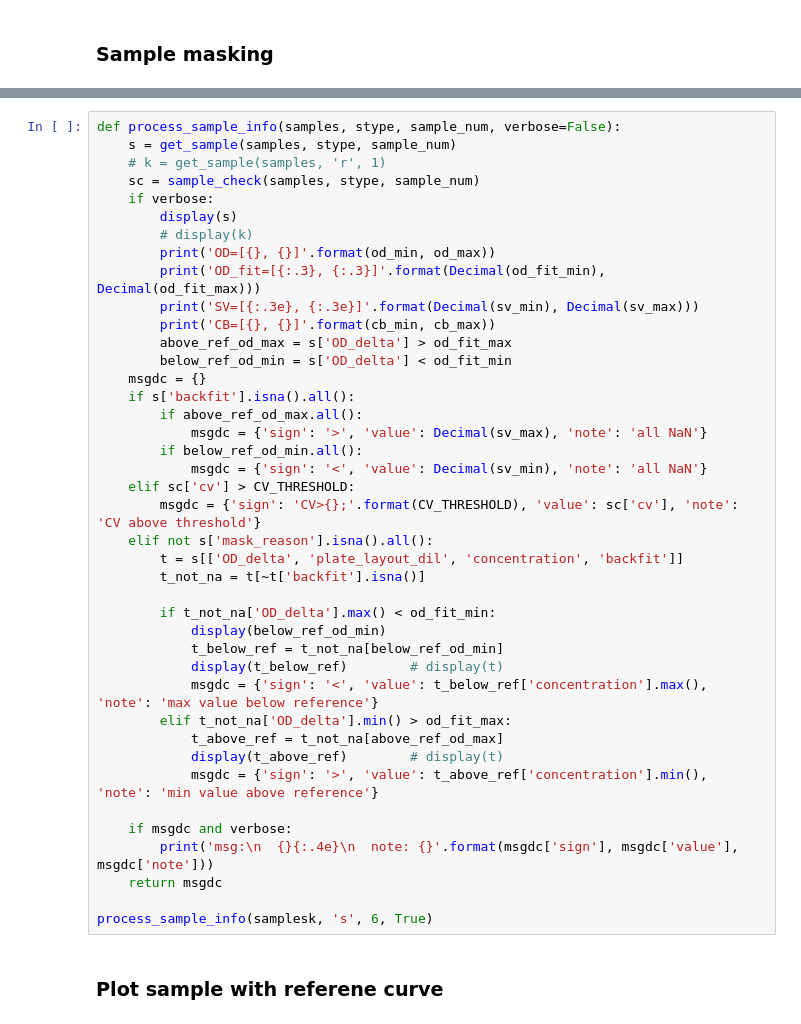
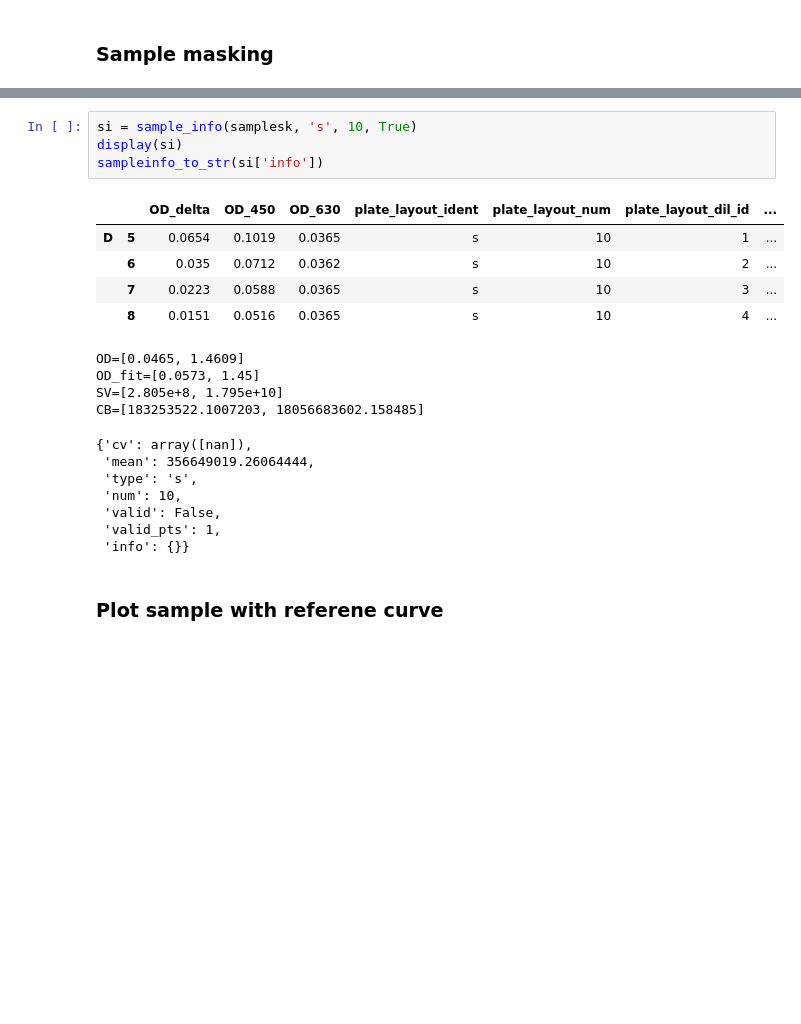
Before and after one commit to igicerovsky/elisa-report, a Jupyter notebook: report_steps.ipynb, the cells around one changed output, grey strips where cells are left out. Cells and saved outputs as stored; diff of their text form; blank space fills up the shorter version.

```diff
--- a/report_steps.ipynb
+++ b/report_steps.ipynb
@@ -679,44 +1062,24 @@ display(sl)
-# %%
-def process_sample_info(samples, stype, sample_num, verbose=False):
-    s = get_sample(samples, stype, sample_num)
-    # k = get_sample(samples, 'r', 1)
-    sc = sample_check(samples, stype, sample_num)
-    if verbose:
-        display(s)
-        # display(k)
-        print('OD=[{}, {}]'.format(od_min, od_max))
-        print('OD_fit=[{:.3}, {:.3}]'.format(Decimal(od_fit_min), Decimal(od_fit_max)))
-        print('SV=[{:.3e}, {:.3e}]'.format(Decimal(sv_min), Decimal(sv_max)))
-        print('CB=[{}, {}]'.format(cb_min, cb_max))
-        above_ref_od_max = s['OD_delta'] > od_fit_max
-        below_ref_od_min = s['OD_delta'] < od_fit_min
-    msgdc = {}
-    if s['backfit'].isna().all():
-        if above_ref_od_max.all():
-            msgdc = {'sign': '>', 'value': Decimal(sv_max), 'note': 'all NaN'}
-        if below_ref_od_min.all():
-            msgdc = {'sign': '<', 'value': Decimal(sv_min), 'note': 'all NaN'}
-    elif sc['cv'] > CV_THRESHOLD:
-        msgdc = {'sign': 'CV>{};'.format(CV_THRESHOLD), 'value': sc['cv'], 'note': 'CV above threshold'}
-    elif not s['mask_reason'].isna().all():
-        t = s[['OD_delta', 'plate_layout_dil', 'concentration', 'backfit']]
-        t_not_na = t[~t['backfit'].isna()]
-
-        if t_not_na['OD_delta'].max() < od_fit_min:
-            display(below_ref_od_min)
-            t_below_ref = t_not_na[below_ref_od_min]
-            display(t_below_ref)        # display(t)
-            msgdc = {'sign': '<', 'value': t_below_ref['concentration'].max(), 'note': 'max value below reference'}
-        elif t_not_na['OD_delta'].min() > od_fit_max:
-            t_above_ref = t_not_na[above_ref_od_max]
-            display(t_above_ref)        # display(t)
-            msgdc = {'sign': '>', 'value': t_above_ref['concentration'].min(), 'note': 'min value above reference'}
-
-    if msgdc and verbose:
-        print('msg:\n  {}{:.4e}\n  note: {}'.format(msgdc['sign'], msgdc['value'], msgdc['note']))
-    return msgdc
-
-process_sample_info(samplesk, 's', 6, True)
+# %%
+si = sample_info(samplesk, 's', 10, True)
+display(si)
+sampleinfo_to_str(si['info'])
+# %% [output]
+|  |  | OD_delta | OD_450 | OD_630 | plate_layout_ident | plate_layout_num | plate_layout_dil_id | ... |
+| D | 5 | 0.0654 | 0.1019 | 0.0365 | s | 10 | 1 | ... |
+|  | 6 | 0.035 | 0.0712 | 0.0362 | s | 10 | 2 | ... |
+|  | 7 | 0.0223 | 0.0588 | 0.0365 | s | 10 | 3 | ... |
+|  | 8 | 0.0151 | 0.0516 | 0.0365 | s | 10 | 4 | ... |
+OD=[0.0465, 1.4609]
+OD_fit=[0.0573, 1.45]
+SV=[2.805e+8, 1.795e+10]
+CB=[183253522.1007203, 18056683602.158485]
+{'cv': array([nan]),
+ 'mean': 356649019.26064444,
+ 'type': 's',
+ 'num': 10,
+ 'valid': False,
+ 'valid_pts': 1,
+ 'info': {}}
 # %% [markdown]
 ### Plot sample with referene curve
 # %%
```
Also changed, not shown: parts of 34 cells of this notebook.
